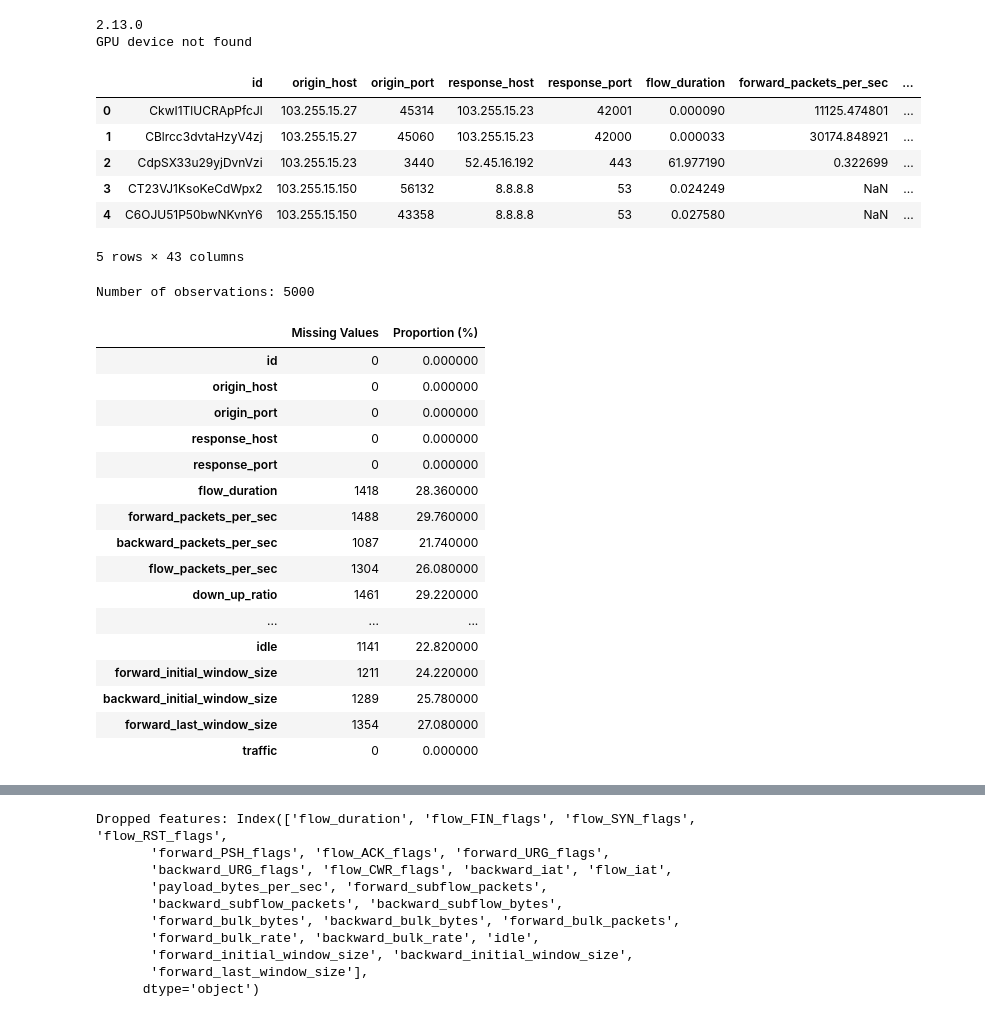
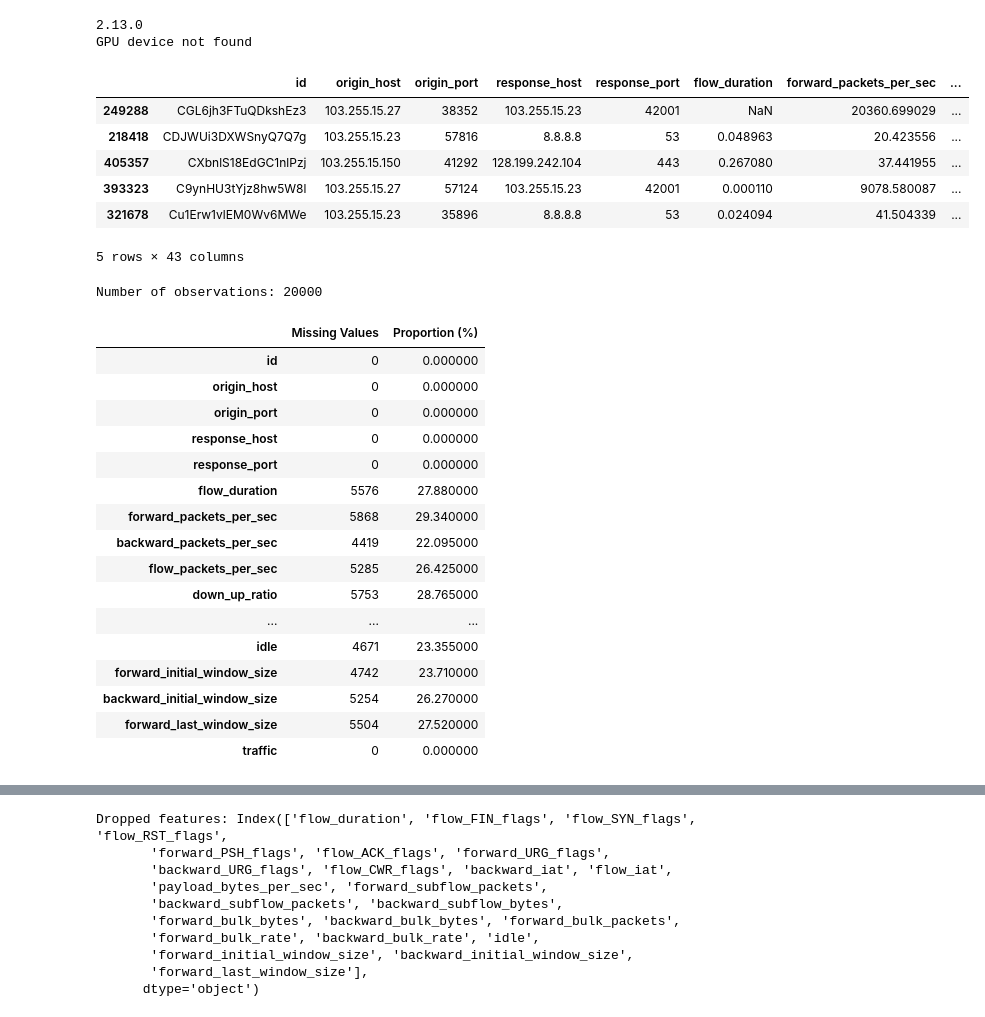
Before and after one commit to AllOneeeee/DataQuest24, a Jupyter notebook: train.ipynb, the cells around one changed output, grey strips where cells are left out. Saved outputs shown, nothing was run; the diff lists cells and outputs as text; code cells hidden in the pictures.

```diff
--- a/train.ipynb
+++ b/train.ipynb
@@ -62,15 +62,15 @@ GPU device not found
 # %%
 import pandas as pd
 
-data = pd.read_csv("data/train.csv")
+data = pd.read_csv("data/train.csv").sample(20000, random_state=42)
 data.head()
 # %% [output]
 |  | id | origin_host | origin_port | response_host | response_port | flow_duration | forward_packets_per_sec | ... |
-| 0 | CkwI1TlUCRApPfcJl | 103.255.15.27 | 45314 | 103.255.15.23 | 42001 | 0.000090 | 11125.474801 | ... |
-| 1 | CBlrcc3dvtaHzyV4zj | 103.255.15.27 | 45060 | 103.255.15.23 | 42000 | 0.000033 | 30174.848921 | ... |
-| 2 | CdpSX33u29yjDvnVzi | 103.255.15.23 | 3440 | 52.45.16.192 | 443 | 61.977190 | 0.322699 | ... |
-| 3 | CT23VJ1KsoKeCdWpx2 | 103.255.15.150 | 56132 | 8.8.8.8 | 53 | 0.024249 | NaN | ... |
-| 4 | C6OJU51P50bwNKvnY6 | 103.255.15.150 | 43358 | 8.8.8.8 | 53 | 0.027580 | NaN | ... |
+| 249288 | CGL6jh3FTuQDkshEz3 | 103.255.15.27 | 38352 | 103.255.15.23 | 42001 | NaN | 20360.699029 | ... |
+| 218418 | CDJWUi3DXWSnyQ7Q7g | 103.255.15.23 | 57816 | 8.8.8.8 | 53 | 0.048963 | 20.423556 | ... |
+| 405357 | CXbnlS18EdGC1nlPzj | 103.255.15.150 | 41292 | 128.199.242.104 | 443 | 0.267080 | 37.441955 | ... |
+| 393323 | C9ynHU3tYjz8hw5W8l | 103.255.15.27 | 57124 | 103.255.15.23 | 42001 | 0.000110 | 9078.580087 | ... |
+| 321678 | Cu1Erw1vlEM0Wv6MWe | 103.255.15.23 | 35896 | 8.8.8.8 | 53 | 0.024094 | 41.504339 | ... |
 5 rows × 43 columns
 # %%
 def calculate_missing_values(data):
@@ -99,23 +99,23 @@ styled_miss_data = miss_data.style.applymap(highlight_missing_values, subset=['P
 
 styled_miss_data
 # %% [output]
-Number of observations: 5000
+Number of observations: 20000
 |  | Missing Values | Proportion (%) |
 | id | 0 | 0.000000 |
 | origin_host | 0 | 0.000000 |
 | origin_port | 0 | 0.000000 |
 | response_host | 0 | 0.000000 |
 | response_port | 0 | 0.000000 |
-| flow_duration | 1418 | 28.360000 |
-| forward_packets_per_sec | 1488 | 29.760000 |
-| backward_packets_per_sec | 1087 | 21.740000 |
-| flow_packets_per_sec | 1304 | 26.080000 |
-| down_up_ratio | 1461 | 29.220000 |
+| flow_duration | 5576 | 27.880000 |
+| forward_packets_per_sec | 5868 | 29.340000 |
+| backward_packets_per_sec | 4419 | 22.095000 |
+| flow_packets_per_sec | 5285 | 26.425000 |
+| down_up_ratio | 5753 | 28.765000 |
 | ... | ... | ... |
-| idle | 1141 | 22.820000 |
-| forward_initial_window_size | 1211 | 24.220000 |
-| backward_initial_window_size | 1289 | 25.780000 |
-| forward_last_window_size | 1354 | 27.080000 |
+| idle | 4671 | 23.355000 |
+| forward_initial_window_size | 4742 | 23.710000 |
+| backward_initial_window_size | 5254 | 26.270000 |
+| forward_last_window_size | 5504 | 27.520000 |
 | traffic | 0 | 0.000000 |
 # %%
 def calculate_missing_values_by_category(data, category_column):
```
Also changed, not shown: parts of 12 cells of this notebook, 2 other files.
